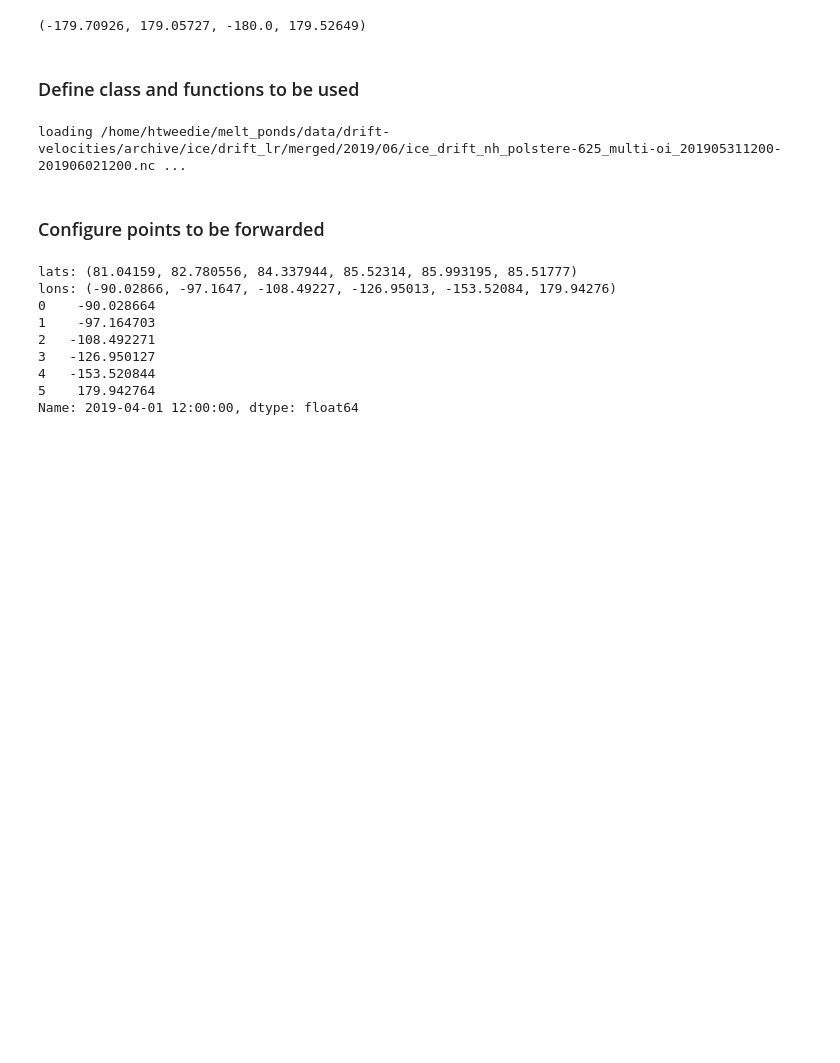
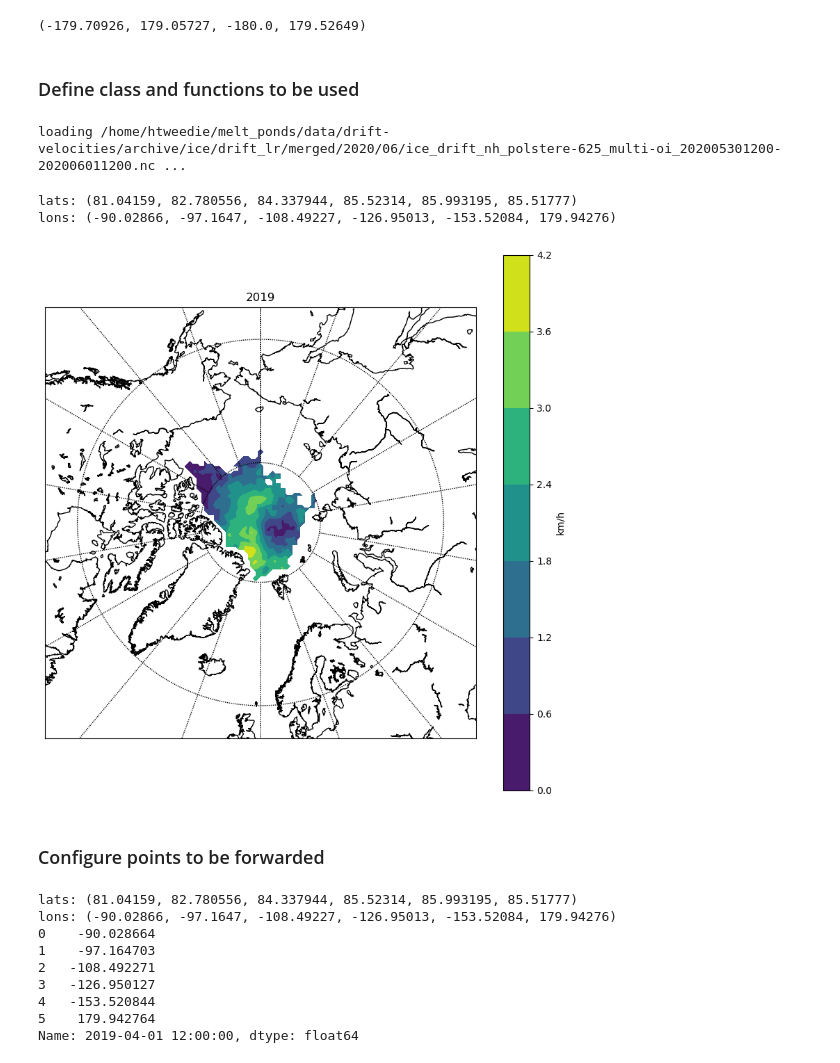
Before and after one commit to rhtweedie/modelled_mpf_with_advection, a Jupyter notebook: forward_floes.ipynb, the cells around one changed output. Drawn from its saved outputs; the diff is of its cells as text; code cells hidden in the pictures; blank space fills up the shorter version.

```diff
--- a/forward_floes.ipynb
+++ b/forward_floes.ipynb
@@ -291,10 +291,66 @@ def find_UV_atbuoy_pos(lon_start,lat_start, Ufield,Vfield, objects):
 # %%
 # test the function (sometimes there are data gaps that need to be handled)
 # datstrings are always yyyy-mm-dd 12:00:00
-datestring='2019-05-31 12:00:00'
+datestring='2020-05-30 12:00:00'
 Ufield, Vfield, lon_start, lat_start = loaddate_ofOSISAF(datestring, hemisphere='nh')
 # %% [output]
-loading /home/htweedie/melt_ponds/data/drift-velocities/archive/ice/drift_lr/merged/2019/06/ice_drift_nh_polstere-625_multi-oi_201905311200-201906021200.nc ...
+loading /home/htweedie/melt_ponds/data/drift-velocities/archive/ice/drift_lr/merged/2020/06/ice_drift_nh_polstere-625_multi-oi_202005301200-202006011200.nc ...
+# %%
+point_lats = (sigma_lat[4000,3000], sigma_lat[4100,3200], sigma_lat[4200,3400], sigma_lat[4300,3600], sigma_lat[4400,3800], sigma_lat[4500,4000])
+point_lons = (sigma_lon[4000,3000], sigma_lon[4100,3200], sigma_lon[4200,3400], sigma_lon[4300,3600], sigma_lon[4400,3800], sigma_lon[4500,4000])
+print(f'lats: {point_lats}')
+print(f'lons: {point_lons}')
+num_points = len(point_lats)
+delta_t = 86400
+
+earliest_date = START_DATE
+advect_start_date = START_DATE
+dates = [advect_start_date]
+
+lons = np.zeros((1, num_points))*np.nan
+lats = np.zeros((1, num_points))*np.nan
+lons_df = pd.DataFrame(data=lons, index=dates)
+lats_df = pd.DataFrame(data=lats, index=dates)
+
+lats_df.loc[advect_start_date] = point_lats
+lons_df.loc[advect_start_date] = point_lons
+
+# Construct U,V sea ice velocity here for plotting
+# calculate magnitude of velocities and store as plotfield
+deltalon = lon_end-lon_start
+deltalon[deltalon>100.] = deltalon[deltalon>100.]-360. # jump at -180..180
+deltalon[deltalon<-100.] = deltalon[deltalon<-100.]+360. # jump at -180..180
+Ufield=deltalon/48. *length_of_latitude_circle(lat=lat_start[:,:])/360. * 3.6 # km/h -> m/s
+Vfield=(lat_end-lat_start)/48. *length_of_latitude_circle(lat=0.)/360. * 3.6 #km/h -> m/s
+plotfield = np.squeeze(np.sqrt(Ufield**2 + Vfield**2)) # m/s
+#plotfield=Ufield
+# %% [output]
+lats: (81.04159, 82.780556, 84.337944, 85.52314, 85.993195, 85.51777)
+lons: (-90.02866, -97.1647, -108.49227, -126.95013, -153.52084, 179.94276)
+# %%
+fig = plt.figure(figsize=(10,10))
+plt.set_cmap('viridis')
+m = Basemap(projection='npstere',boundinglat=55,lon_0=0,resolution='l') # -180..180
+#m = Basemap(projection='npstere',boundinglat=75,lon_0=0,resolution='l') # -180..180
+#m = Basemap(projection='robin',boundinglat=40,lon_0=0,resolution='l')
+
+m.drawcoastlines()
+#m.fillcontinents(color='0.1',lake_color='lightblue')
+
+# draw parallels and meridians.
+m.drawparallels(np.arange(-80.,81.,20.))
+m.drawmeridians(np.arange(-180.,181.,20.))
+#m.drawmapboundary(fill_color='lightblue')
+
+lon_map,lat_map=m(lon_start[:,:],lat_start[:,:])
+m.contourf(lon_map, lat_map, plotfield, vmin=0)
+
+cbar=plt.colorbar()
+cbar.set_label('km/h')
+plt.title(f'{2019}')
+plt.show()
+# %% [output]
+[figure, added]
 # %% [markdown]
 ### Configure points to be forwarded
 # %%
```
Also changed, not shown: parts of 1 cell of this notebook, 6 other files.
